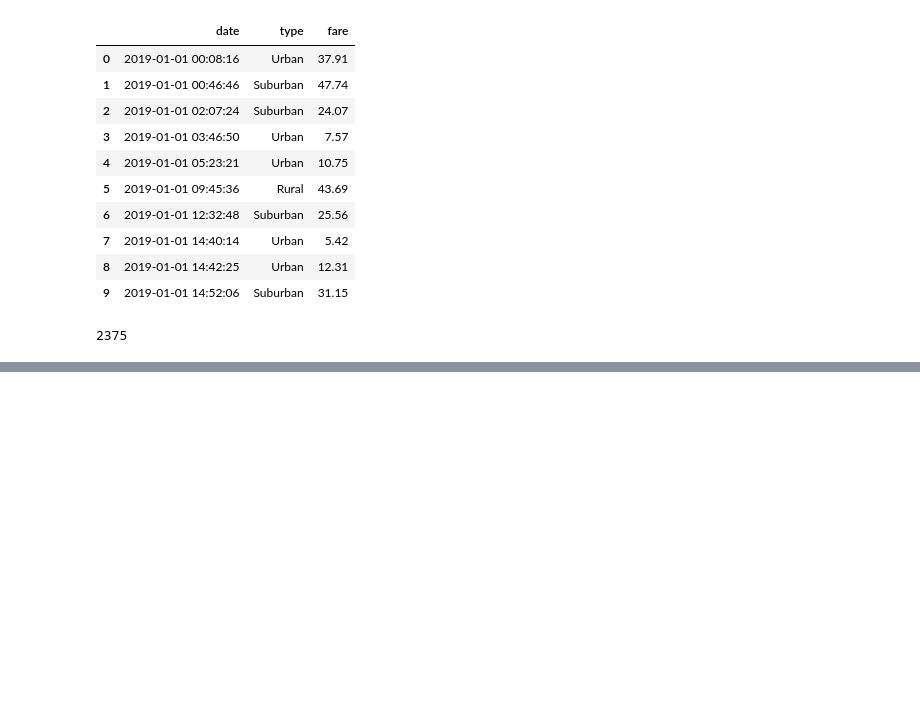
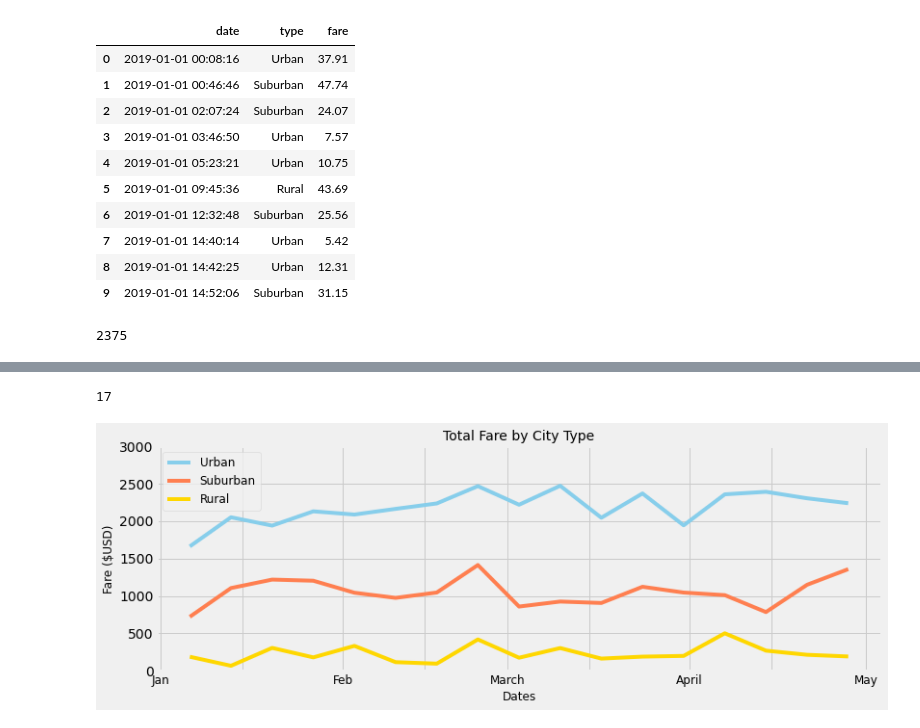
Before and after one commit to noahshlesinger/PyBer_Analysis, a Jupyter notebook: PyBer_Challenge.ipynb, the cells around one changed output, grey strips where cells are left out. Drawn from its saved outputs; the diff is of its cells as text; code cells hidden in the pictures; blank space fills up the shorter version.

Commit message:
Finished Deliverable 2, adding graphs

```diff
--- a/PyBer_Challenge.ipynb
+++ b/PyBer_Challenge.ipynb
@@ -195,5 +181,5 @@ jan1_to_apr29_df
 # %%
 # 6. Set the "date" index to datetime datatype. This is necessary to use the resample() method in Step 8.
-# df.index = pd.to_datetime(df.index)
+jan1_to_apr29_df.index = pd.to_datetime(jan1_to_apr29_df.index)
 # %%
 # 7. Check that the datatype for the index is datetime using df.info()
@@ -200,2 +198,6 @@ jan1_to_apr29_df
 # %%
 # 8. Create a new DataFrame using the "resample()" function by week 'W' and get the sum of the fares for each week.
+fare_by_week_df = jan1_to_apr29_df.resample("W").sum()
+len(fare_by_week_df)
+# %% [output]
+17
@@ -208,0 +204,30 @@ style.use('fivethirtyeight')
+# %%
+# 8. Using the object-oriented interface method, plot the resample DataFrame using the df.plot() function.
+rural_weekly_fare = fare_by_week_df["Rural"]
+suburban_weekly_fare = fare_by_week_df["Suburban"]
+urban_weekly_fare = fare_by_week_df["Urban"]
+dates = list(fare_by_week_df.index)
+
+# Import the style from Matplotlib.
+from matplotlib import style
+
+# Use the graph style fivethirtyeight.
+style.use('fivethirtyeight')
+fig, ax = plt.subplots(figsize=(12,4))
+
+ax.plot(dates,urban_weekly_fare, label = "Urban", color = "skyblue")
+ax.plot(dates,suburban_weekly_fare, label ="Suburban", color = "coral")
+ax.plot(dates,rural_weekly_fare,label ="Rural", color = "gold")
+ax.set_ylim(0,3000)
+ax.set_ylabel("Fare ($USD)", fontsize = 12)
+ax.set_xlabel("Dates", fontsize = 12)
+
+
+x_tick_labels = ["Jan"," ", "Feb", "","March","", "April","","May"]
+
+ax.set_xticklabels(x_tick_labels, fontsize = 12)
+ax.set_title("Total Fare by City Type", fontsize = 14)
+ax.legend(fontsize = 12)
+ax.grid(True)
+# %% [output]
+[figure, added]
```
Also changed, not shown: parts of 4 cells of this notebook.
